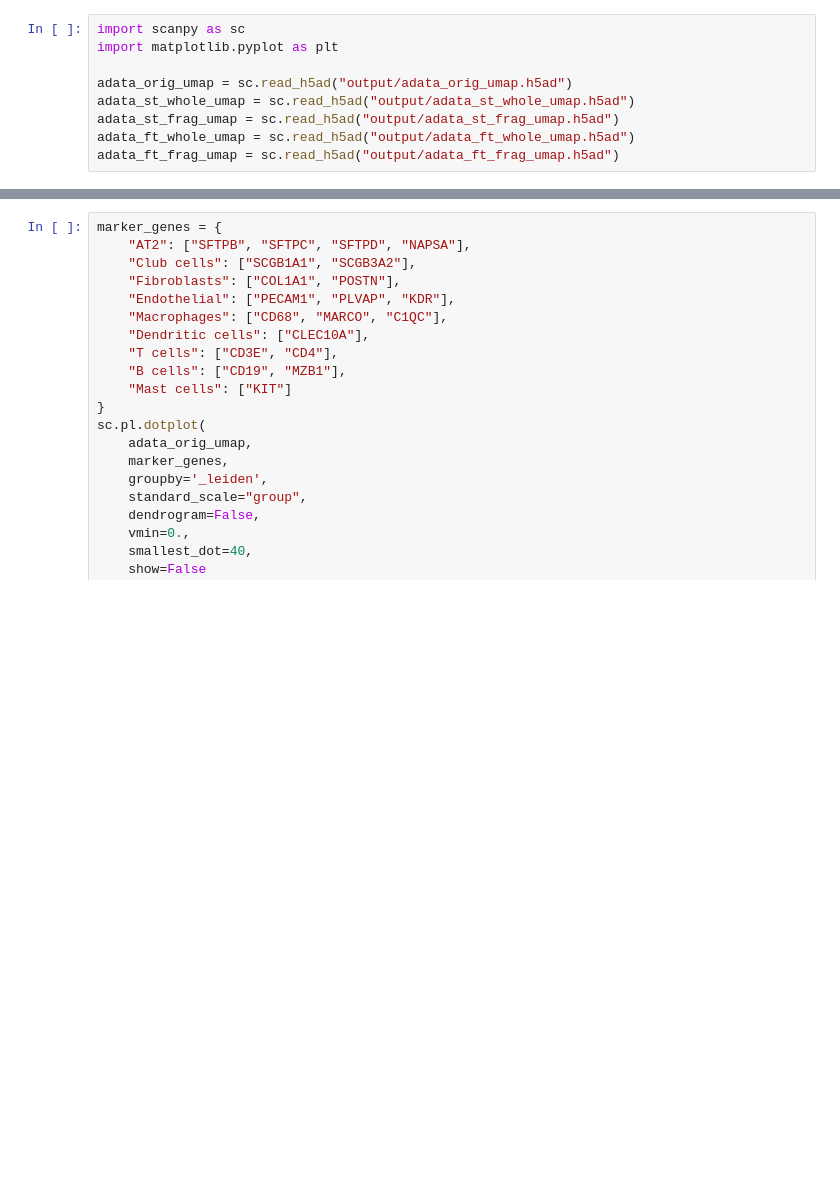
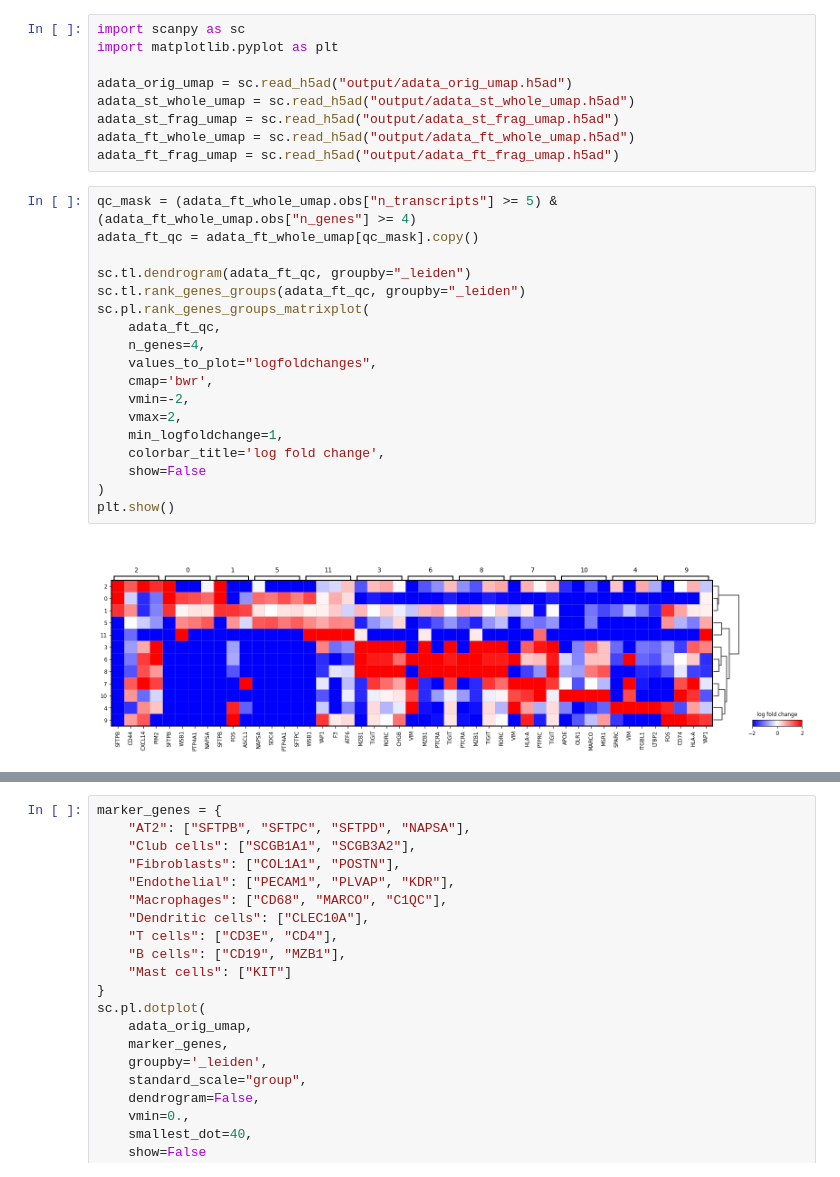
Before and after one commit to imlong4real/TRACER, a Jupyter notebook: tutorials/lung_cancer/scanpy_dotplot.ipynb, the cells around one changed output, grey strips where cells are left out. Cells and saved outputs as stored; diff of their text form; blank space fills up the shorter version.

```diff
--- a/tutorials/lung_cancer/scanpy_dotplot.ipynb
+++ b/tutorials/lung_cancer/scanpy_dotplot.ipynb
@@ -7,3 +7,23 @@ adata_st_whole_umap = sc.read_h5ad("output/adata_st_whole_umap.h5ad")
 adata_st_frag_umap = sc.read_h5ad("output/adata_st_frag_umap.h5ad")
 adata_ft_whole_umap = sc.read_h5ad("output/adata_ft_whole_umap.h5ad")
 adata_ft_frag_umap = sc.read_h5ad("output/adata_ft_frag_umap.h5ad")
+# %%
+qc_mask = (adata_ft_whole_umap.obs["n_transcripts"] >= 5) & (adata_ft_whole_umap.obs["n_genes"] >= 4)
+adata_ft_qc = adata_ft_whole_umap[qc_mask].copy()
+
+sc.tl.dendrogram(adata_ft_qc, groupby="_leiden")
+sc.tl.rank_genes_groups(adata_ft_qc, groupby="_leiden")
+sc.pl.rank_genes_groups_matrixplot(
+    adata_ft_qc,
+    n_genes=4,
+    values_to_plot="logfoldchanges",
+    cmap='bwr',
+    vmin=-2,
+    vmax=2,
+    min_logfoldchange=1,
+    colorbar_title='log fold change',
+    show=False
+)
+plt.show()
+# %% [output]
+[figure, added]
```
Also changed, not shown: parts of 9 cells of this notebook.
